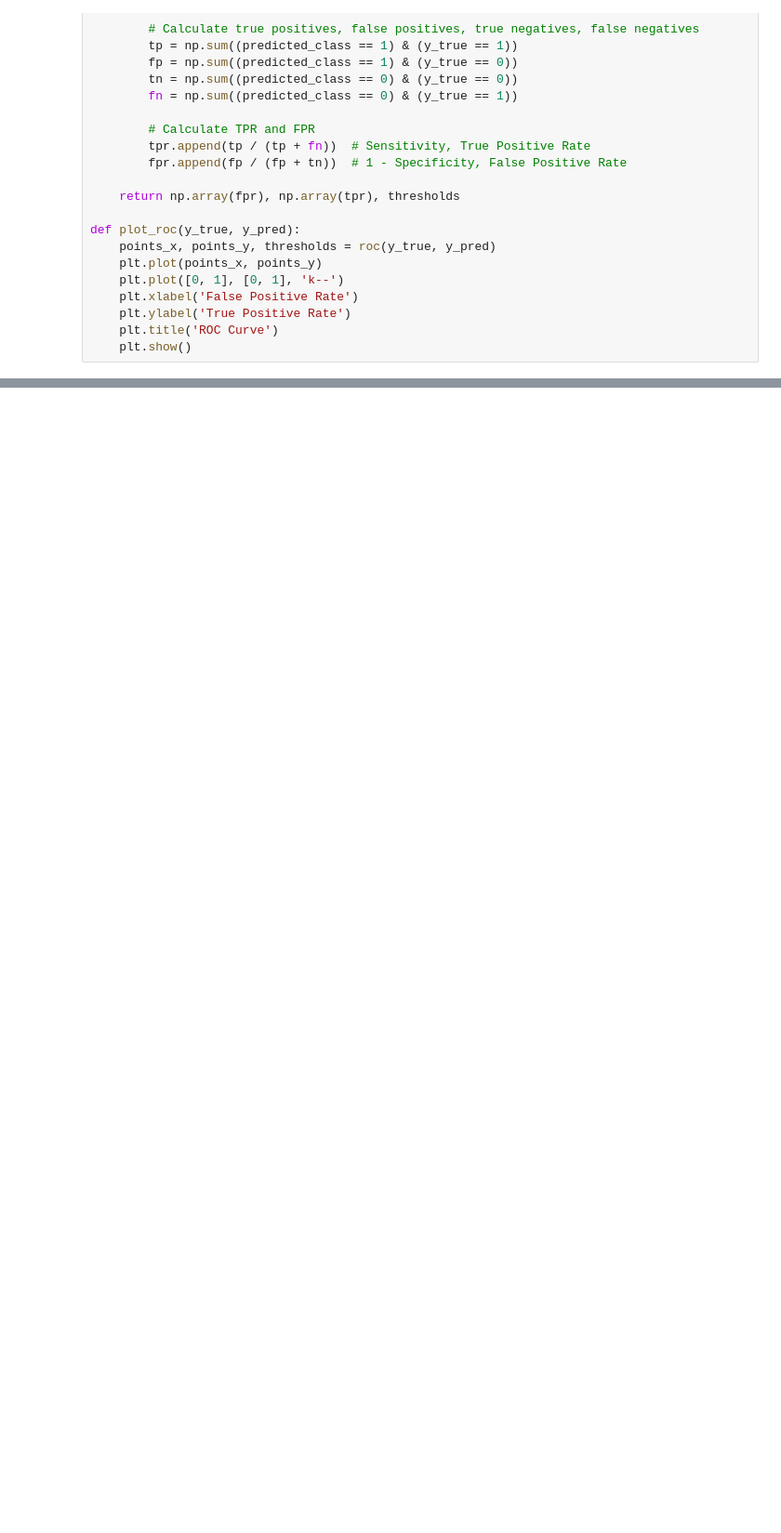
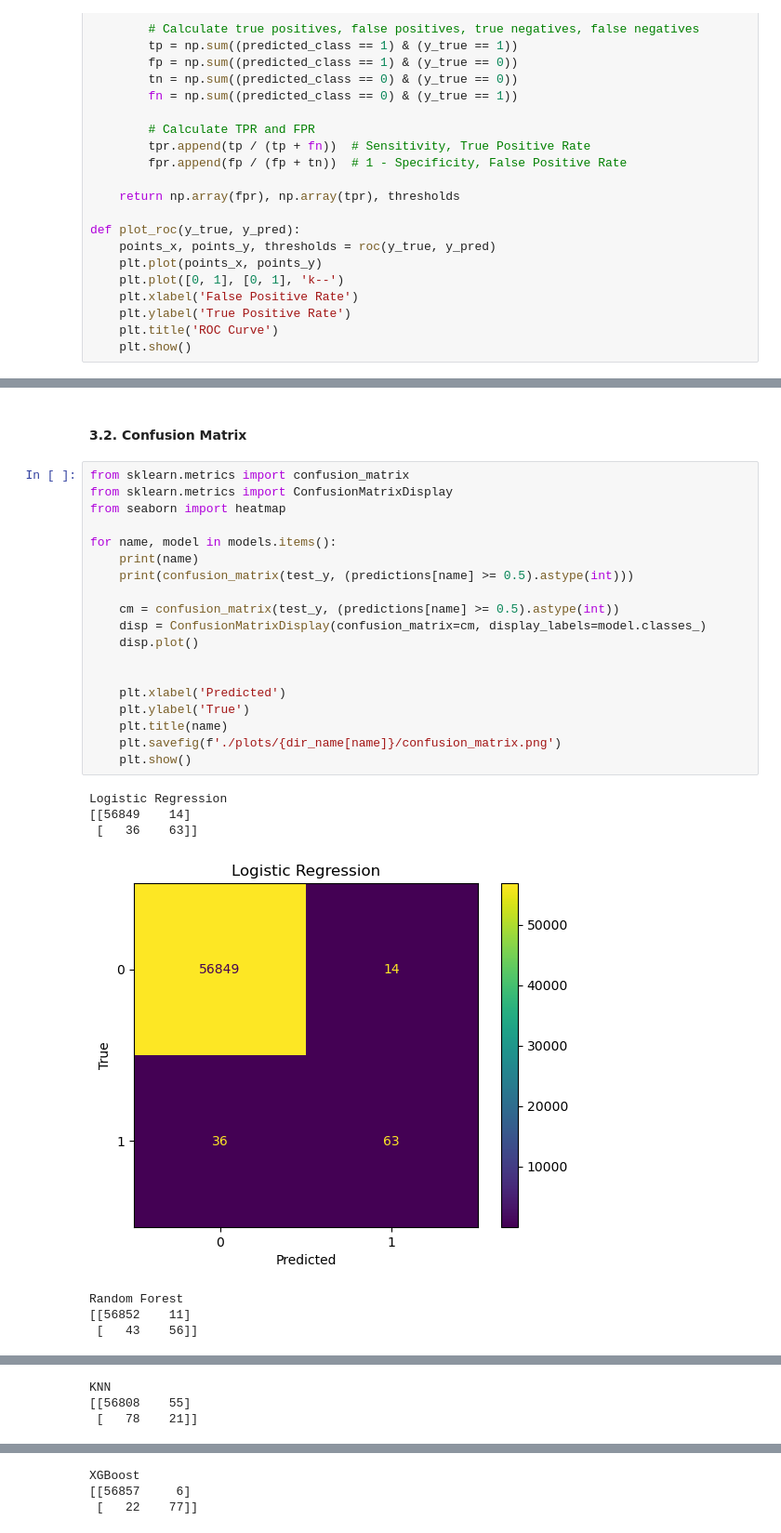
Before and after one commit to haniamak/Binary-Classification-for-Credit-Card-Fraud-Detection, a Jupyter notebook: src/main.ipynb, the cells around one changed output, grey strips where cells are left out. Shown: that part at 93% size. Drawn from its saved outputs; the diff is of its cells as text; blank space fills up the shorter version.

```diff
--- a/src/main.ipynb
+++ b/src/main.ipynb
@@ -112,0 +225,29 @@ Please also refer to the documentation for alternative solver options:
+# %% [markdown]
+#### 3.2. Confusion Matrix
+# %%
+from sklearn.metrics import confusion_matrix
+from sklearn.metrics import ConfusionMatrixDisplay
+from seaborn import heatmap
+
+for name, model in models.items():
+    print(name)
+    print(confusion_matrix(test_y, (predictions[name] >= 0.5).astype(int)))
+
+    cm = confusion_matrix(test_y, (predictions[name] >= 0.5).astype(int))
+    disp = ConfusionMatrixDisplay(confusion_matrix=cm, display_labels=model.classes_)
+    disp.plot()
+
+
+    plt.xlabel('Predicted')
+    plt.ylabel('True')
+    plt.title(name)
+    plt.savefig(f'./plots/{dir_name[name]}/confusion_matrix.png')
+    plt.show()
+# %% [output]
+Logistic Regression
+[[56849    14]
+ [   36    63]]
+[figure, added]
+Random Forest
+[[56852    11]
+ [   43    56]]
@@ -112,0 +255,3 @@ Please also refer to the documentation for alternative solver options:
+KNN
+[[56808    55]
+ [   78    21]]
@@ -112,0 +259,3 @@ Please also refer to the documentation for alternative solver options:
+XGBoost
+[[56857     6]
+ [   22    77]]
```
Also changed, not shown: parts of 16 cells of this notebook, 5 other files.
